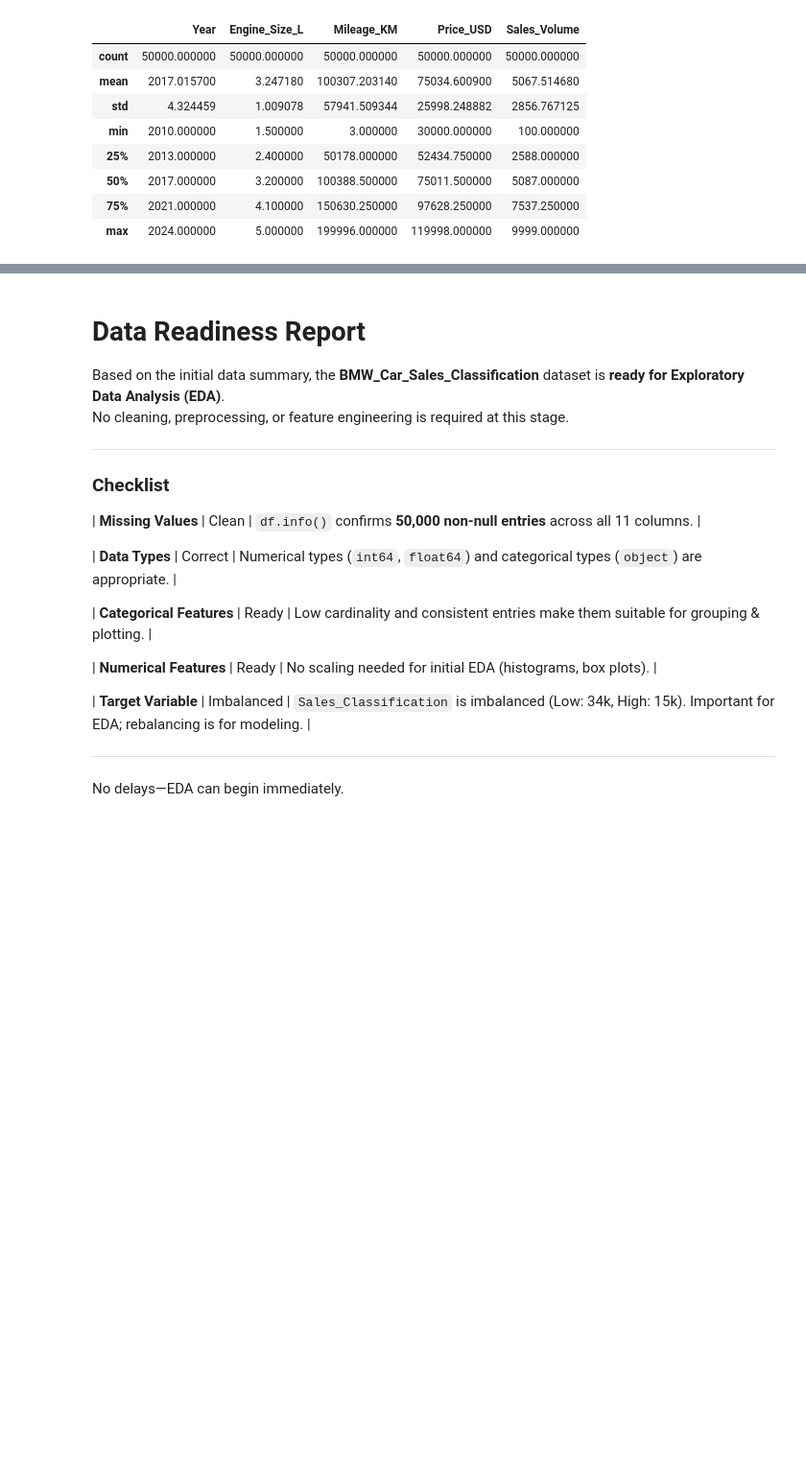
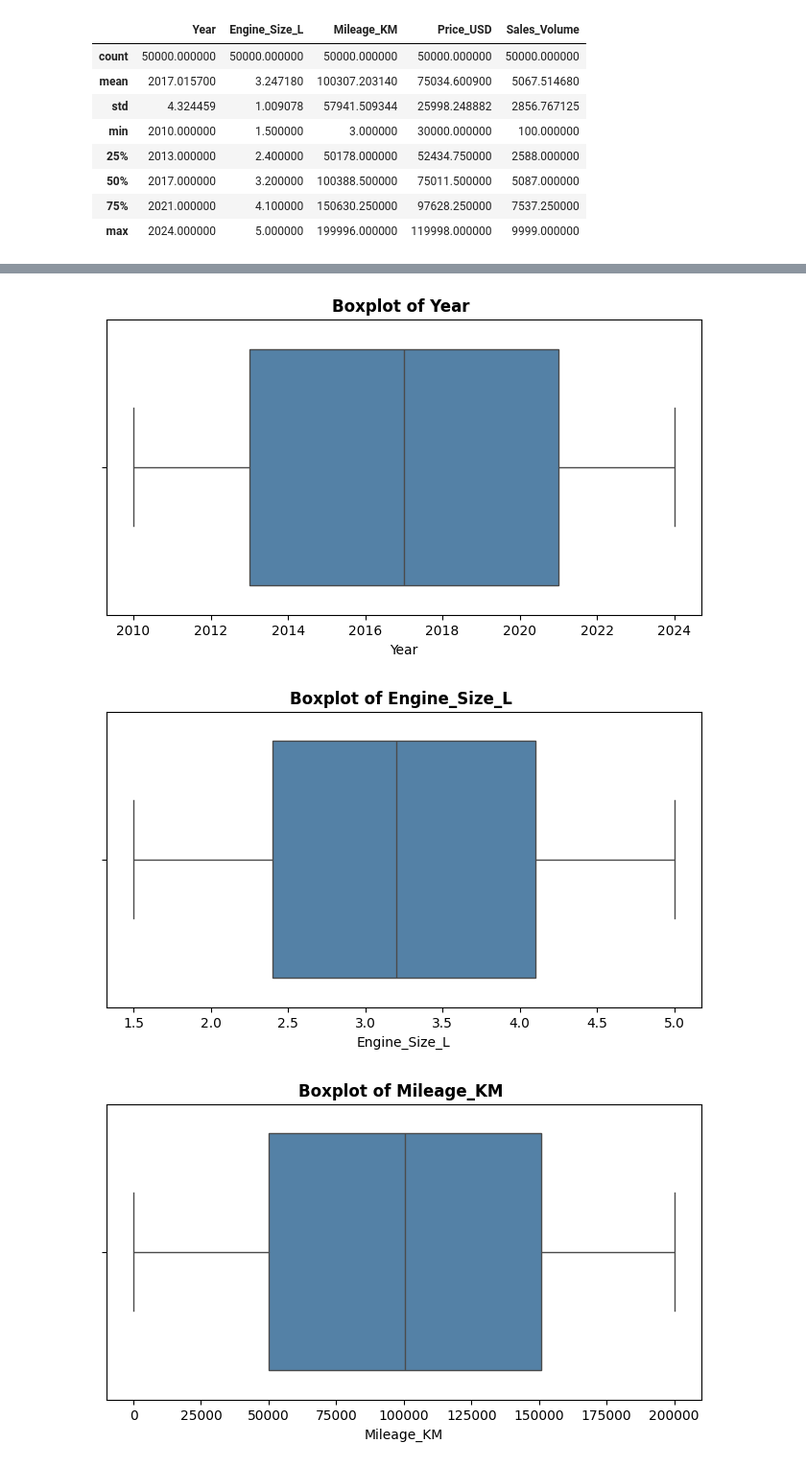
Before and after one commit to Hossam445/Car_Sales_EDA, a Jupyter notebook: Car_Sales_EDA.ipynb, the cells around one changed output, grey strips where cells are left out. Shown: that part at 96% size. Drawn from its saved outputs; the diff is of its cells as text; code cells hidden in the pictures; blank space fills up the shorter version.

```diff
--- a/Car_Sales_EDA.ipynb
+++ b/Car_Sales_EDA.ipynb
@@ -99,25 +54,17 @@ Name: count, dtype: int64
-# %% [markdown]
-#  Data Readiness Report
-
-Based on the initial data summary, the **BMW_Car_Sales_Classification** dataset is **ready for Exploratory Data Analysis (EDA)**.
-No cleaning, preprocessing, or feature engineering is required at this stage.
-
----
-
-### Checklist
-
-| **Missing Values**   | Clean  | `df.info()` confirms **50,000 non-null entries** across all 11 columns. |
-
-| **Data Types**       | Correct | Numerical types (`int64`, `float64`) and categorical types (`object`) are appropriate. |
-
-| **Categorical Features** | Ready | Low cardinality and consistent entries make them suitable for grouping & plotting. |
-
-| **Numerical Features** | Ready | No scaling needed for initial EDA (histograms, box plots). |
-
-| **Target Variable**  | Imbalanced | `Sales_Classification` is imbalanced (Low: 34k, High: 15k). Important for EDA; rebalancing is for
-modeling. |
-
-
----
-
-No delays—EDA can begin immediately.
+# %%
+import matplotlib.pyplot as plt
+import seaborn as sns
+
+numerical_cols = df.select_dtypes(exclude='object')
+
+palette = 'coolwarm'
+
+for col in numerical_cols:
+    plt.figure(figsize=(8,4))
+    sns.boxplot(x=df[col], color='steelblue')
+    plt.title(f'Boxplot of {col} ', fontsize=12, fontweight='bold')
+    plt.show()
+# %% [output]
+[figure, added]
+[figure, added]
+[figure, added]
```
Also changed, not shown: parts of 38 cells of this notebook.
